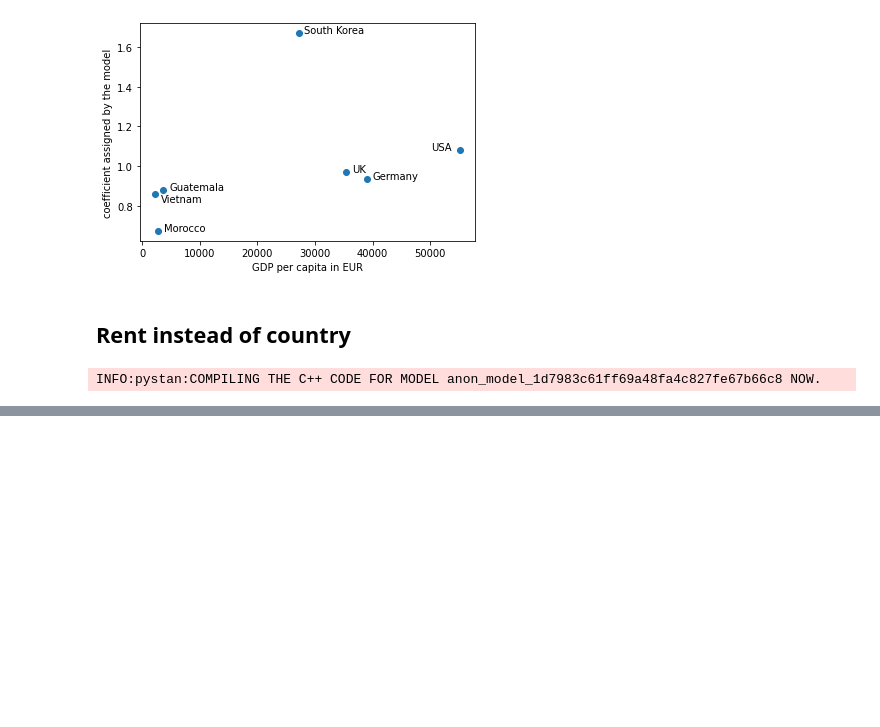
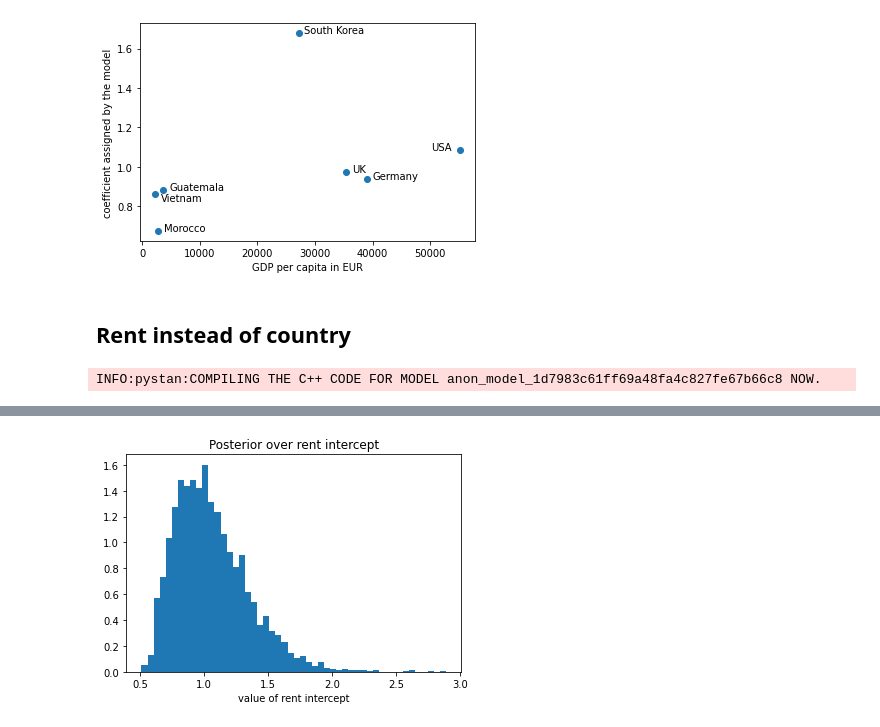
Before and after one commit to katjadellalibera/CS146, a Jupyter notebook: LBA/CS146-LBA.ipynb, the cells around one changed output, grey strips where cells are left out. Drawn from its saved outputs; the diff is of its cells as text; code cells hidden in the pictures; blank space fills up the shorter version.

```diff
--- a/LBA/CS146-LBA.ipynb
+++ b/LBA/CS146-LBA.ipynb
@@ -487,0 +519,7 @@ print(stan_results.stansummary(pars=['average_price','brand_multiplier','rent_re
+# %%
+plt.hist([rent_samples['rent_intercept']],bins=50,density=True)
+plt.xlabel("value of rent intercept")
+plt.title('Posterior over rent intercept')
+plt.show()
+# %% [output]
+[figure, added]
```
Also changed, not shown: parts of 15 cells of this notebook, 14 other files.
